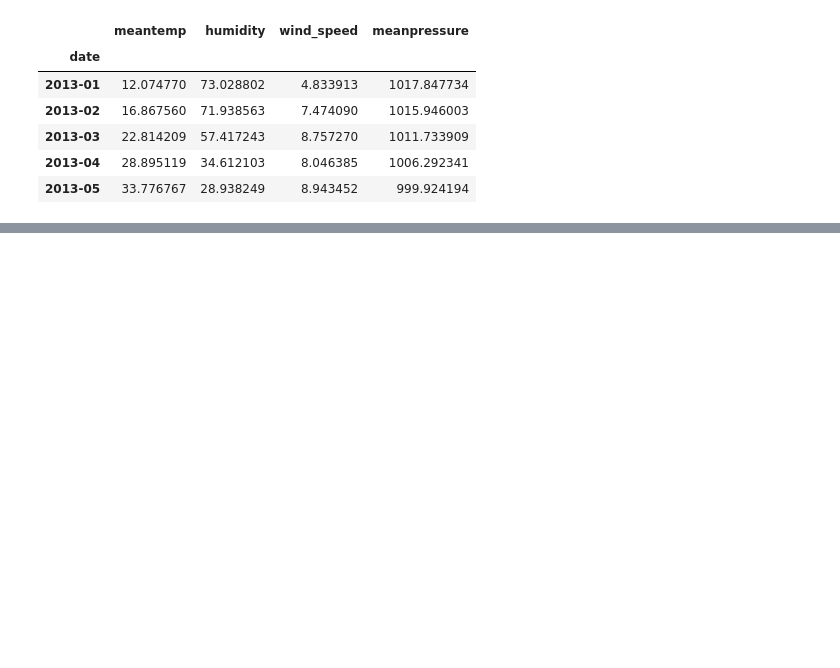
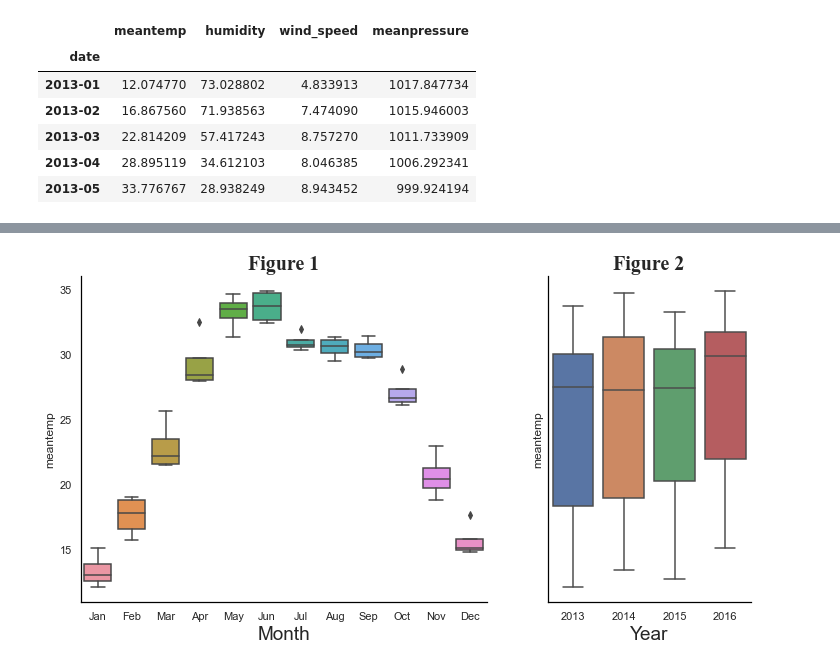
Before and after one commit to AndreasPalmgren/Weather-forecasting, a Jupyter notebook: Time Serie Analysis - Climate.ipynb, the cells around one changed output, grey strips where cells are left out. Drawn from its saved outputs; the diff is of its cells as text; code cells hidden in the pictures; blank space fills up the shorter version.

```diff
--- a/Time Serie Analysis - Climate.ipynb
+++ b/Time Serie Analysis - Climate.ipynb
@@ -121 +153,19 @@ sns.boxplot(x='month', y='meantemp', data=train);
+# %%
+train['Month'] = train.index.strftime('%b')
+train['Year'] = train.index.strftime('%Y')
+
+f, axs = plt.subplots(1, 2, sharey=True, figsize=(12,6), gridspec_kw={'width_ratios': [2, 1]})
+sns.boxplot(x='Month', y='meantemp', data=train, ax=axs[0])
+sns.boxplot(x='Year', y='meantemp', data=train, ax=axs[1])
+
+for i in range(2):
+    axs[i].set_facecolor('white')
+    axs[i].xaxis.label.set_size(19)
+    axs[i].spines.right.set_visible(False)
+    axs[i].spines.top.set_visible(False)
+    axs[i].set_title(f'Figure {i+1}', fontname="Times New Roman", size=20, fontweight="bold")
+
+train = train.drop(columns=['Month', 'Year'])
+# %% [output]
+[figure, added]
 # %% [markdown]
```
Also changed, not shown: parts of 37 cells of this notebook.
